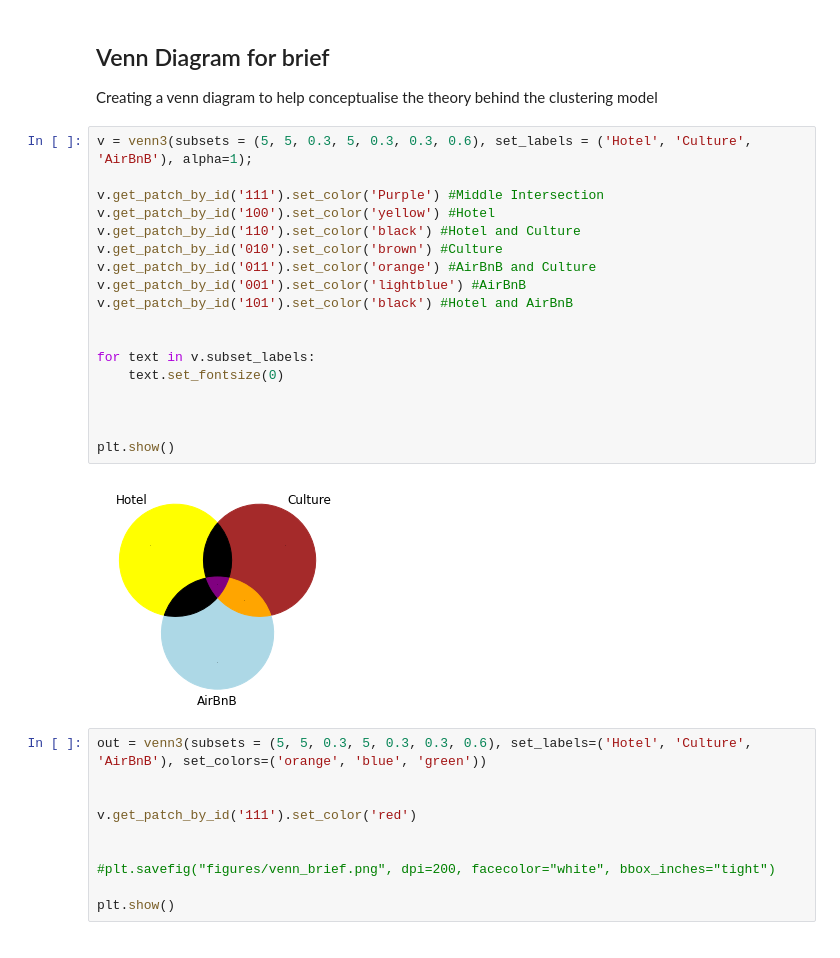
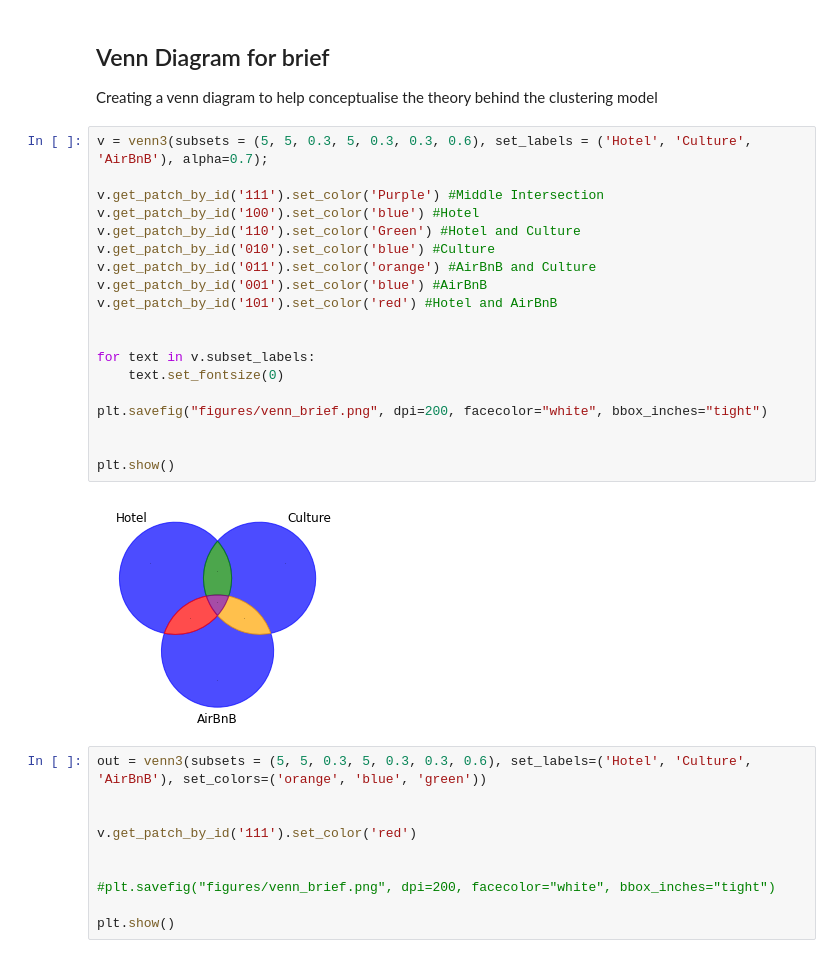
Before and after one commit to ZacharyP-E/are-you-gitting-me, a Jupyter notebook: analysis_with_hotels.ipynb, the cells around one changed output. Saved outputs shown, nothing was run; the diff lists cells and outputs as text.

Commit message:
updated venn code

```diff
--- a/analysis_with_hotels.ipynb
+++ b/analysis_with_hotels.ipynb
@@ -531,25 +531,26 @@ plt.show()
 ## Venn Diagram for brief
 Creating a venn diagram to help conceptualise the theory behind the clustering model
 # %%
-v = venn3(subsets = (5, 5, 0.3, 5, 0.3, 0.3, 0.6), set_labels = ('Hotel', 'Culture', 'AirBnB'), alpha=1);
+v = venn3(subsets = (5, 5, 0.3, 5, 0.3, 0.3, 0.6), set_labels = ('Hotel', 'Culture', 'AirBnB'), alpha=0.7);
 
 v.get_patch_by_id('111').set_color('Purple') #Middle Intersection
-v.get_patch_by_id('100').set_color('yellow') #Hotel
-v.get_patch_by_id('110').set_color('black') #Hotel and Culture
-v.get_patch_by_id('010').set_color('brown') #Culture
+v.get_patch_by_id('100').set_color('blue') #Hotel
+v.get_patch_by_id('110').set_color('Green') #Hotel and Culture
+v.get_patch_by_id('010').set_color('blue') #Culture
 v.get_patch_by_id('011').set_color('orange') #AirBnB and Culture
-v.get_patch_by_id('001').set_color('lightblue') #AirBnB
-v.get_patch_by_id('101').set_color('black') #Hotel and AirBnB
+v.get_patch_by_id('001').set_color('blue') #AirBnB
+v.get_patch_by_id('101').set_color('red') #Hotel and AirBnB
 
 
 for text in v.subset_labels:
     text.set_fontsize(0)
 
+plt.savefig("figures/venn_brief.png", dpi=200, facecolor="white", bbox_inches="tight")
 
 
 plt.show()
 # %% [output]
-[figure, old version]
+[figure, new version]
 # %%
 out = venn3(subsets = (5, 5, 0.3, 5, 0.3, 0.3, 0.6), set_labels=('Hotel', 'Culture', 'AirBnB'), set_colors=('orange', 'blue', 'green'))
 
```
